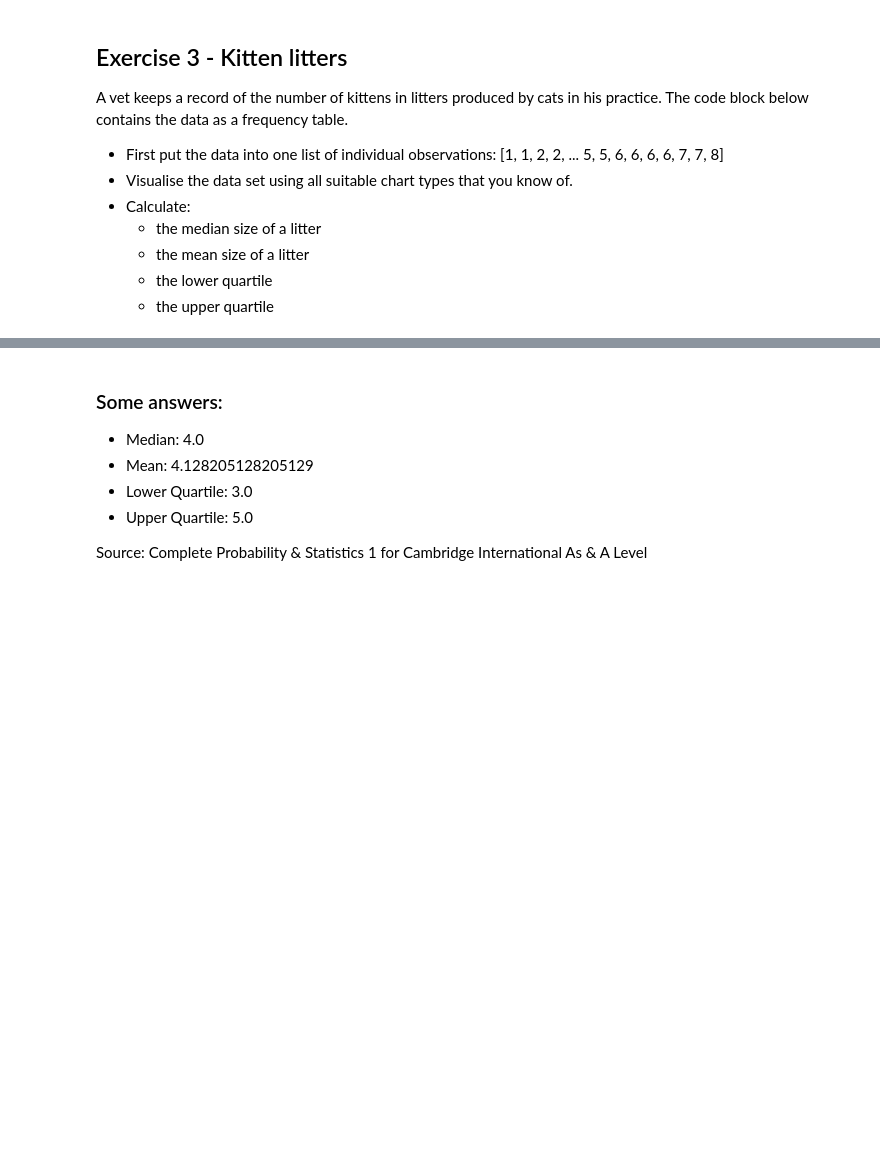
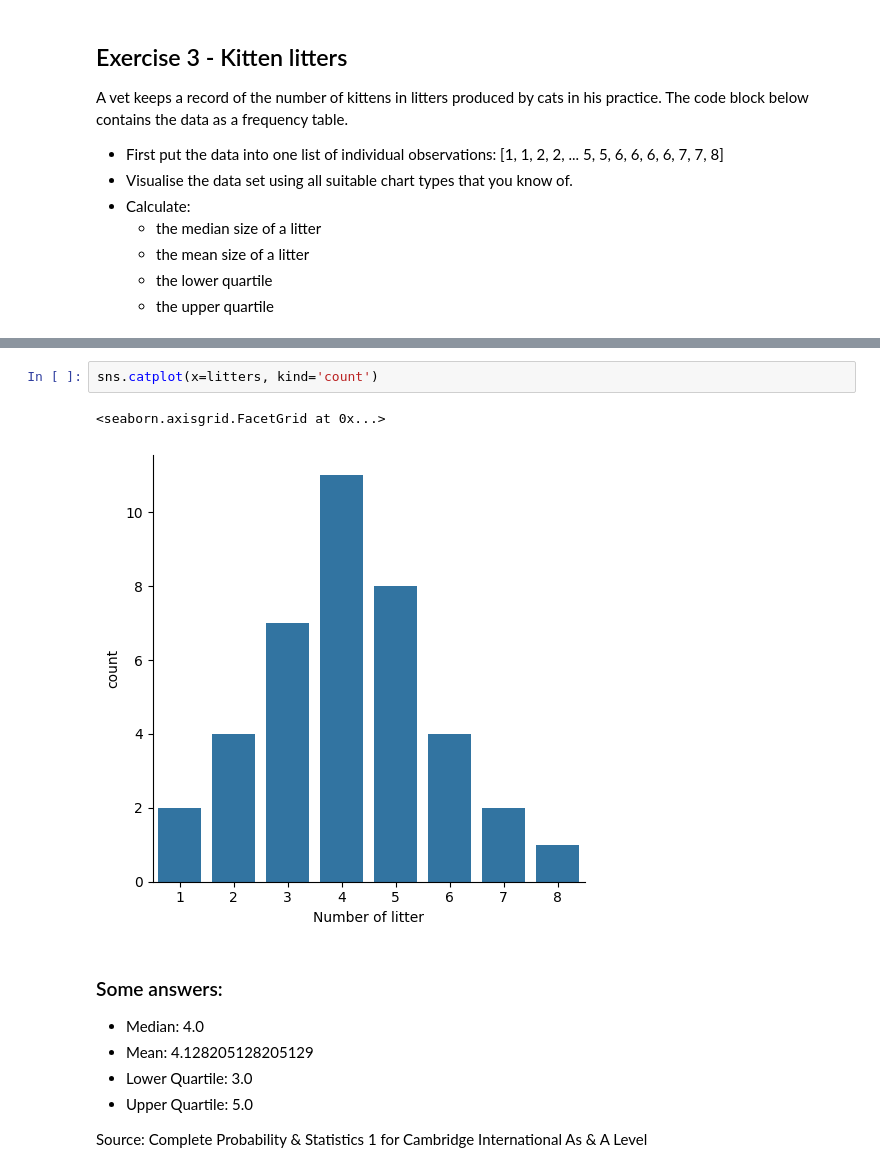
Before and after one commit to Seppevo/dsai-labs, a Jupyter notebook: 2-analysis-1-var/lab-2.03-kitten-litters.ipynb, the cells around one changed output, grey strips where cells are left out. Drawn from its saved outputs; the diff is of its cells as text; blank space fills up the shorter version.

```diff
--- a/2-analysis-1-var/lab-2.03-kitten-litters.ipynb
+++ b/2-analysis-1-var/lab-2.03-kitten-litters.ipynb
@@ -64,3 +64,8 @@ sns.boxplot(x=litters)
+# %%
+sns.catplot(x=litters, kind='count')
+# %% [output]
+<seaborn.axisgrid.FacetGrid at 0x...>
+[figure, added]
 # %% [markdown]
 ### Some answers:
 
```
Also changed, not shown: parts of 6 cells of this notebook, 5 other files.
